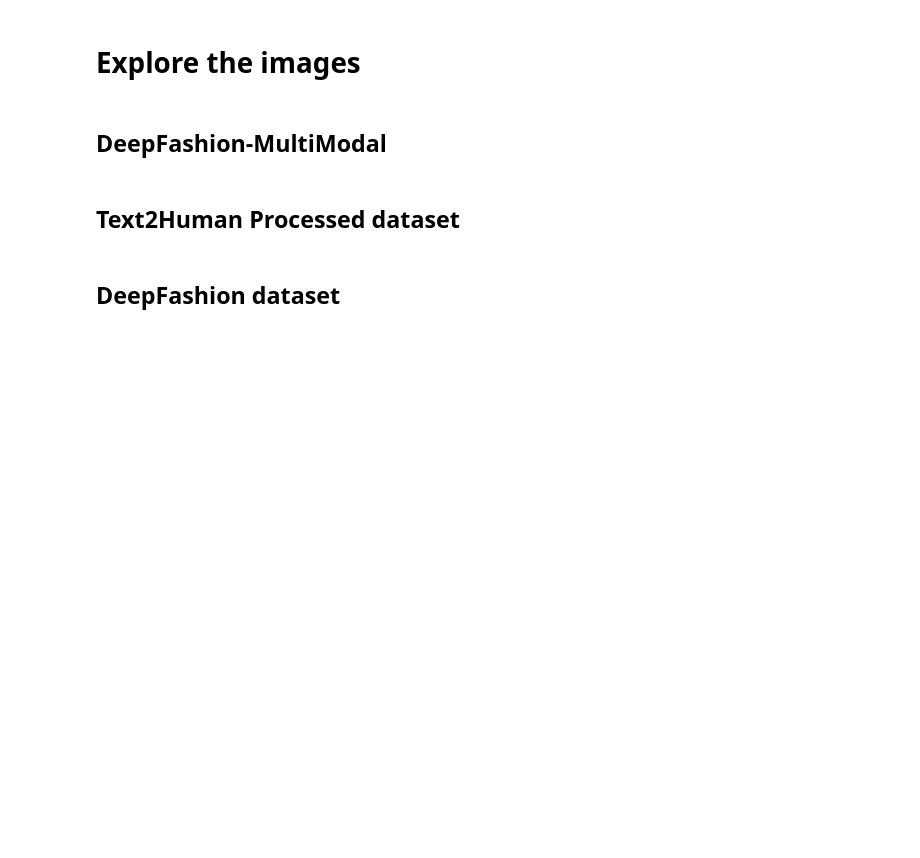
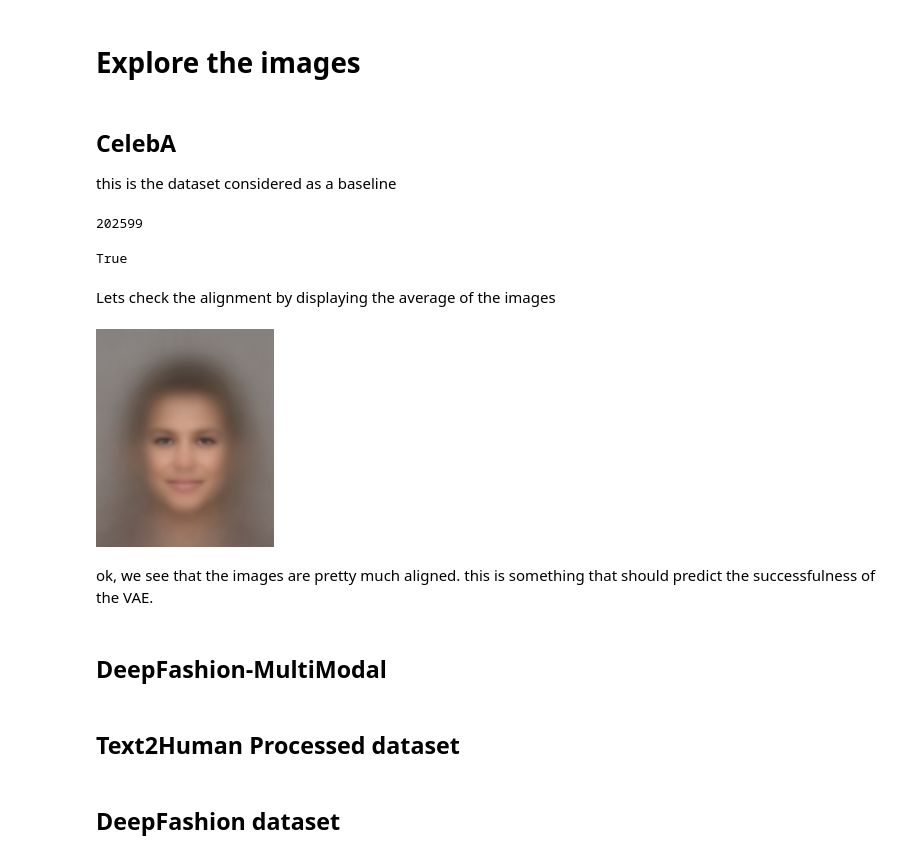
Before and after one commit to guyk1971/PyTorch-VAE, a Jupyter notebook: my_experiments/sandbox/DeepFashion.ipynb, the cells around one changed output. Drawn from its saved outputs; the diff is of its cells as text; code cells hidden in the pictures; blank space fills up the shorter version.

```diff
--- a/my_experiments/sandbox/DeepFashion.ipynb
+++ b/my_experiments/sandbox/DeepFashion.ipynb
@@ -24,3 +37,32 @@ def image_grid(imgs, rows, cols):
     return grid
 # %% [markdown]
 # Explore the images
+# %% [markdown]
+## CelebA
+this is the dataset considered as a baseline
+# %%
+clba_path = '/home/guy/sd1tb/datasets/CelebA/celeba/img_align_celeba'
+imgs_filenames=os.listdir(clba_path)
+len(imgs_filenames)
+# %% [output]
+202599
+# %%
+# extract image sizes and make sure they all at sime size
+imsz = [Image.open(os.path.join(clba_path,im)).size for im in imgs_filenames]
+np.all([s==imsz[0] for s in imsz])
+# %% [output]
+True
+# %% [markdown]
+Lets check the alignment by displaying the average of the images
+# %%
+img_indxs = [i for i in range(1000)]
+avg_img = np.zeros_like(Image.open(os.path.join(clba_path,imgs_filenames[0])),dtype=np.float64)
+for i,idx in enumerate(img_indxs):
+    img=Image.open(os.path.join(clba_path,imgs_filenames[idx]))
+    avg_img+=np.asarray(img)
+avg_img = avg_img/len(img_indxs)
+Image.fromarray(np.uint8(avg_img))
+# %% [output]
+[figure, added]
+# %% [markdown]
+ok, we see that the images are pretty much aligned. this is something that should predict the successfulness of the VAE.
```
Also changed, not shown: parts of 18 cells of this notebook, 1 other file.
